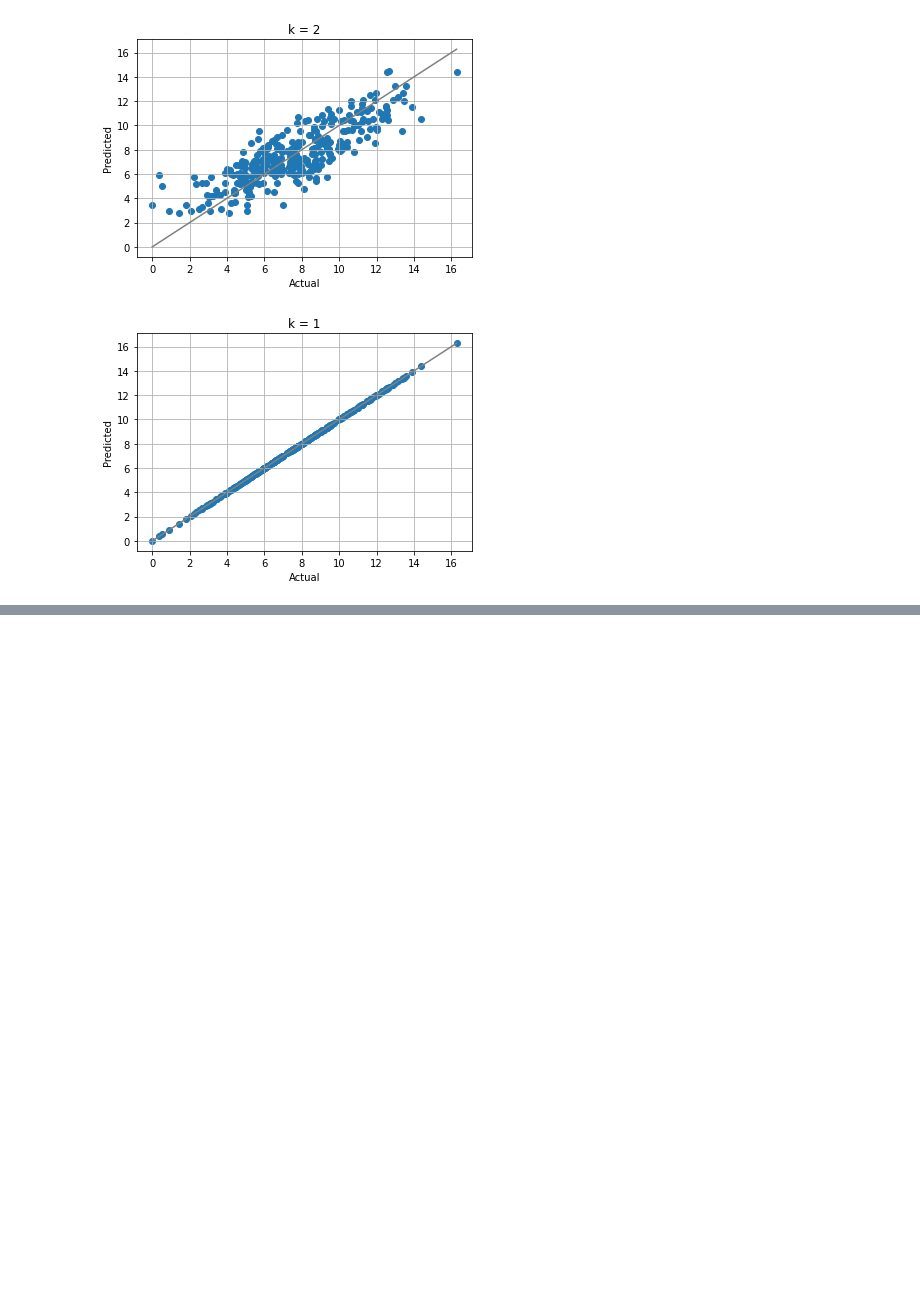
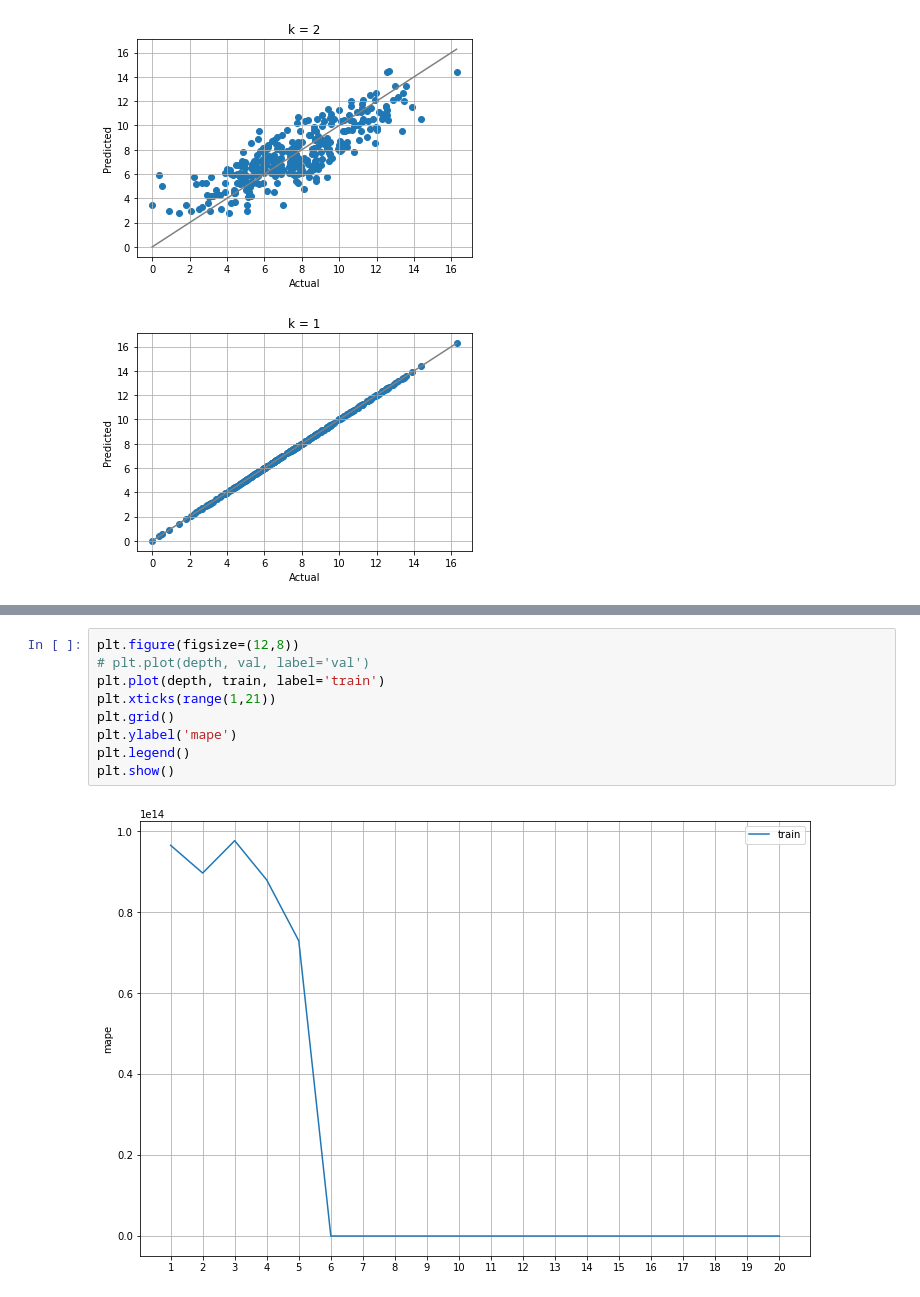
Before and after one commit to mskyun721/aivle_python, a Jupyter notebook: Class/sklearn.ipynb, the cells around one changed output, grey strips where cells are left out. Drawn from its saved outputs; the diff is of its cells as text; blank space fills up the shorter version.

```diff
--- a/Class/sklearn.ipynb
+++ b/Class/sklearn.ipynb
@@ -848,0 +907,11 @@ for n in [300,100,30,10,5,4,3,2,1] :
+# %%
+plt.figure(figsize=(12,8))
+# plt.plot(depth, val, label='val')
+plt.plot(depth, train, label='train')
+plt.xticks(range(1,21))
+plt.grid()
+plt.ylabel('mape')
+plt.legend()
+plt.show()
+# %% [output]
+[figure, added]
```
Also changed, not shown: parts of 66 cells of this notebook, 1 other file.
